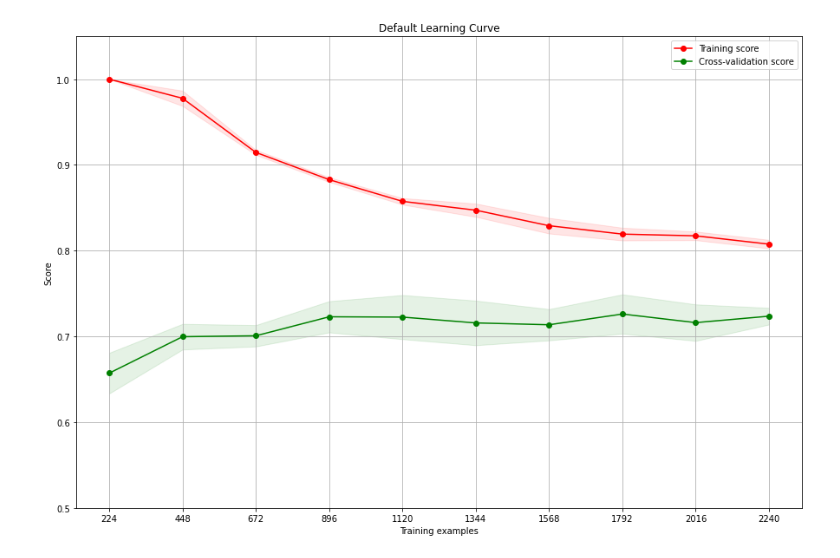
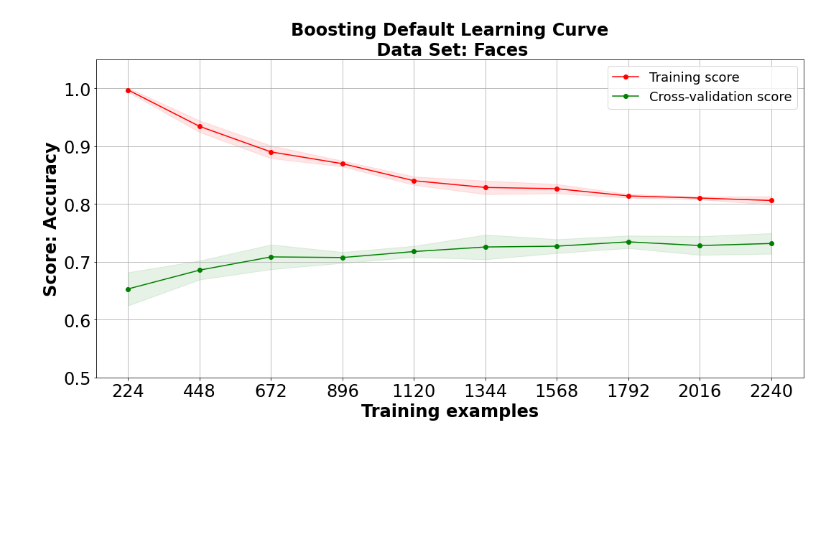
Before and after one commit to Inquisitive-ME/SupervisedLearning_Project_Code, a Jupyter notebook: Boosting/faces_boosting_analysis.ipynb, the cells around one changed output. Cells and saved outputs as stored; diff of their text form; code cells hidden in the pictures; blank space fills up the shorter version.

Commit message:
Adding analysis for faces dataset

```diff
--- a/Boosting/faces_boosting_analysis.ipynb
+++ b/Boosting/faces_boosting_analysis.ipynb
@@ -21,12 +16,29 @@ GS_FILE_NAME_PREFIX = "Analysis_Data/FACES_BOOSTING"
+# %%
+GS_FILE_NAME_PREFIX = "Analysis_Data/FACES_BOOSTING"
+
+PLOT_SAVE_LOCATION = "Figures/"
+ALGO = "Boosting"
+DATASET = "Faces"
+GLOBAL_FIG_COUNTER = 0
+
+default_title = "{} Default Learning Curve\n Data Set: {}".format(ALGO, DATASET)
+dt_title = "{} Base Estimator From Decision Tree Analysis Learning Curve\n Data Set: {}".format(ALGO, DATASET)
+final_title = "{} Final Tuning Learning Curve\n Data Set: {}".format(ALGO, DATASET)
+
+ylim=(0.5, 1.05)
+
+# From Decision Trees
+max_features = 11
+default_base_estimator = tree.DecisionTreeClassifier(max_depth=1, max_features=11)
 # %%
 # Load Data
 X_train, X_test, y_train, y_test = get_faces_dataset()
 num_features = X_train.shape[1]
 # %%
 # Start with Learning Curve on Default Classifier
-train_sizes, train_scores, test_scores, fit_times = TrainingCurves.perform_learning_curve(AdaBoostClassifier(), X_train, y_train, "accuracy")
+default_train_sizes, default_train_scores, default_test_scores, default_fit_times, default_score_times = TrainingCurves.perform_learning_curve(AdaBoostClassifier(default_base_estimator), X_train, y_train, "accuracy")
 # %%
 ylim=(0.5, 1.05)
-TrainingCurves.plot_learning_curve(train_scores, test_scores, train_sizes, "Default Learning Curve", ylim=ylim)
+TrainingCurves.plot_learning_curve(default_train_scores, default_test_scores, default_train_sizes, default_title, ylim=ylim)
 # %% [output]
-[figure, old version]
+[figure, new version]
```
Also changed, not shown: parts of 21 cells of this notebook, 4 other files.
